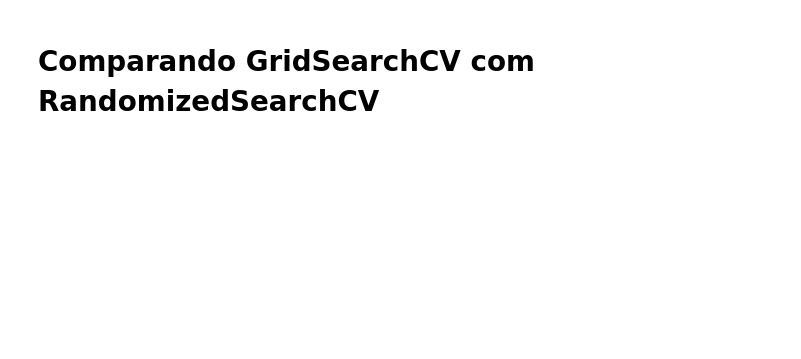
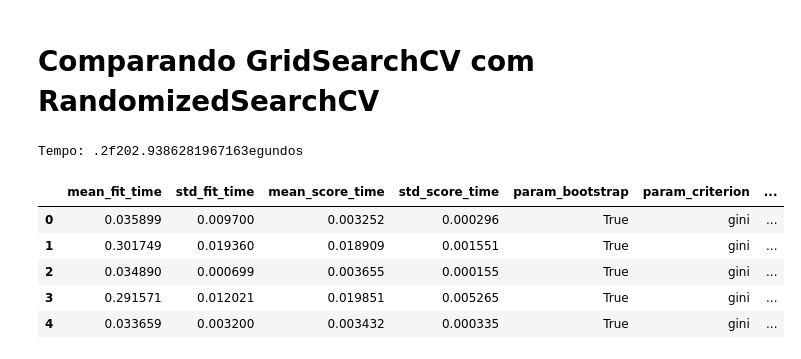
Before and after one commit to ntimesgurgel/estudos-data-science, a Jupyter notebook: machine-learning-random-exploration-otimization/Introdução_a_Machine_Learning_Otimização_parte_2.ipynb, the cells around one changed output. Drawn from its saved outputs; the diff is of its cells as text; code cells hidden in the pictures; blank space fills up the shorter version.

```diff
--- a/machine-learning-random-exploration-otimization/Introdução_a_Machine_Learning_Otimização_parte_2.ipynb
+++ b/machine-learning-random-exploration-otimization/Introdução_a_Machine_Learning_Otimização_parte_2.ipynb
@@ -722,22 +722,37 @@ resultados.head()
 # %% [markdown]
 # Comparando GridSearchCV com RandomizedSearchCV
 # %%
-from sklearn.ensemble import GridSearchCV, KFold, RandomForestClassifier
+from sklearn.ensemble import RandomForestClassifier
+import time
 
 SEED=301
 np.random.seed(SEED)
 
 espaco_de_parametros = {
     "n_estimators": [10, 100],
     "max_depth" : [3, 5],
     "min_samples_split" : [32, 64, 128],
     "min_samples_leaf" : [32, 64, 128],
-    "criterion" : ["gini", "entropy"]
+    "criterion" : ["gini", "entropy"],
+    "bootstrap" : [True,False]
 }
 
+tic = time.time()
 busca = GridSearchCV(RandomForestClassifier(),
                     espaco_de_parametros,
                     cv = KFold(n_splits = 5, shuffle=True))
 busca.fit(x_azar, y_azar)
+tac = time.time()
+
+tempo_que_passou = tac- tic
+print("Tempo: .2f% segundos" % tempo_que_passou)
 resultados = pd.DataFrame(busca.cv_results_)
 resultados.head()
+# %% [output]
+Tempo: .2f202.9386281967163egundos
+|  | mean_fit_time | std_fit_time | mean_score_time | std_score_time | param_bootstrap | param_criterion | ... |
+| 0 | 0.035899 | 0.009700 | 0.003252 | 0.000296 | True | gini | ... |
+| 1 | 0.301749 | 0.019360 | 0.018909 | 0.001551 | True | gini | ... |
+| 2 | 0.034890 | 0.000699 | 0.003655 | 0.000155 | True | gini | ... |
+| 3 | 0.291571 | 0.012021 | 0.019851 | 0.005265 | True | gini | ... |
+| 4 | 0.033659 | 0.003200 | 0.003432 | 0.000335 | True | gini | ... |
```
Also changed, not shown: parts of 2 cells of this notebook, 3 other files.
